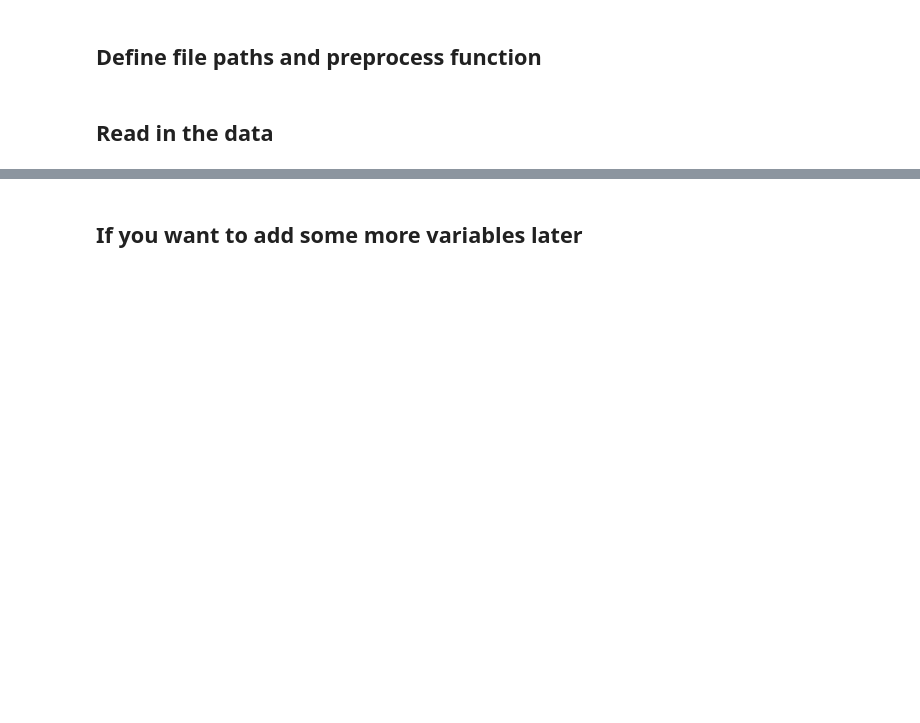
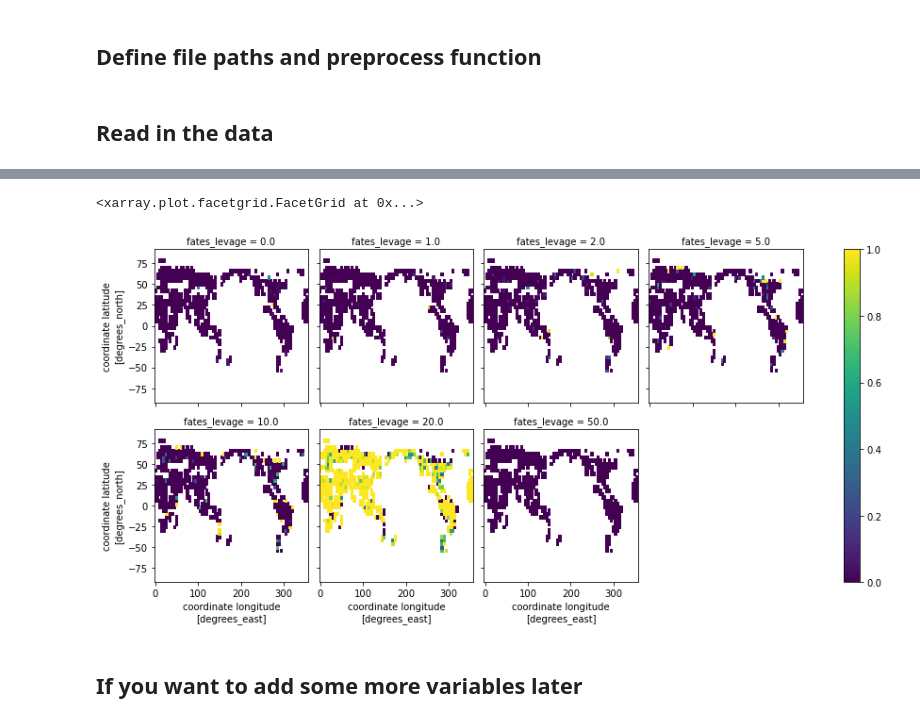
Before and after one commit to djk2120/UMB_cap, a Jupyter notebook: pyth/forCharlie.ipynb, the cells around one changed output, grey strips where cells are left out. Drawn from its saved outputs; the diff is of its cells as text; code cells hidden in the pictures; blank space fills up the shorter version.

Commit message:
fix masking and time

```diff
--- a/pyth/forCharlie.ipynb
+++ b/pyth/forCharlie.ipynb
@@ -60,9 +55,9 @@ def preprocess(ds):
 ## Read in the data
 # %%
 %%time
-ds=xr.open_mfdataset(paths,combine='by_coords',decode_cf=False,
+data_in=xr.open_mfdataset(paths,combine='by_coords',decode_times=False,
                      preprocess=preprocess,parallel=True)
-time_vector = cftime.num2date(ds['time'].values-16,units=ds['time'].attrs['units'],
-                calendar=ds['time'].attrs['calendar'])
-ds['time']=xr.DataArray(time_vector,attrs=ds['time'].attrs)
+time_vector = cftime.num2date(data_in['time'].values-16,units=data_in['time'].attrs['units'],
+                calendar=data_in['time'].attrs['calendar'])
+data_in['time']=xr.DataArray(time_vector,dims='time',attrs=data_in['time'].attrs)
 # %% [output]
@@ -71,3 +68,9 @@ Wall time: 45.5 s
+# %%
+ix = np.logical_and(data_in['time.year']==1900,data_in['time.month']==1)
+(data_in.SECONDARY_AREA_AGE_ANTHRO_DIST.sel(time=ix)/data_in.SECONDARY_FOREST_FRACTION.isel(time=ix)).plot(x='lon',y='lat',col='fates_levage', col_wrap=4)
+# %% [output]
+<xarray.plot.facetgrid.FacetGrid at 0x...>
+[figure, added]
 # %% [markdown]
 ## If you want to add some more variables later
 # %%
```
Also changed, not shown: parts of 5 cells of this notebook.
